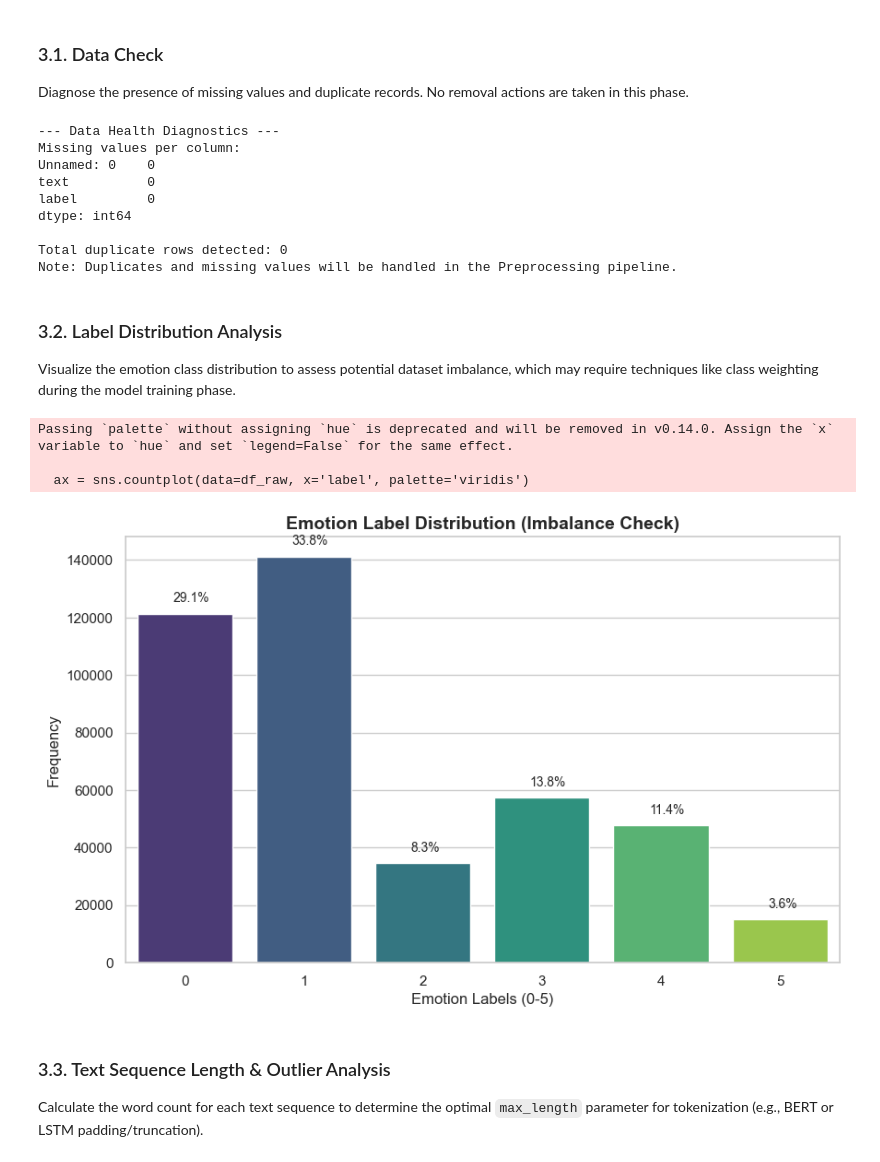
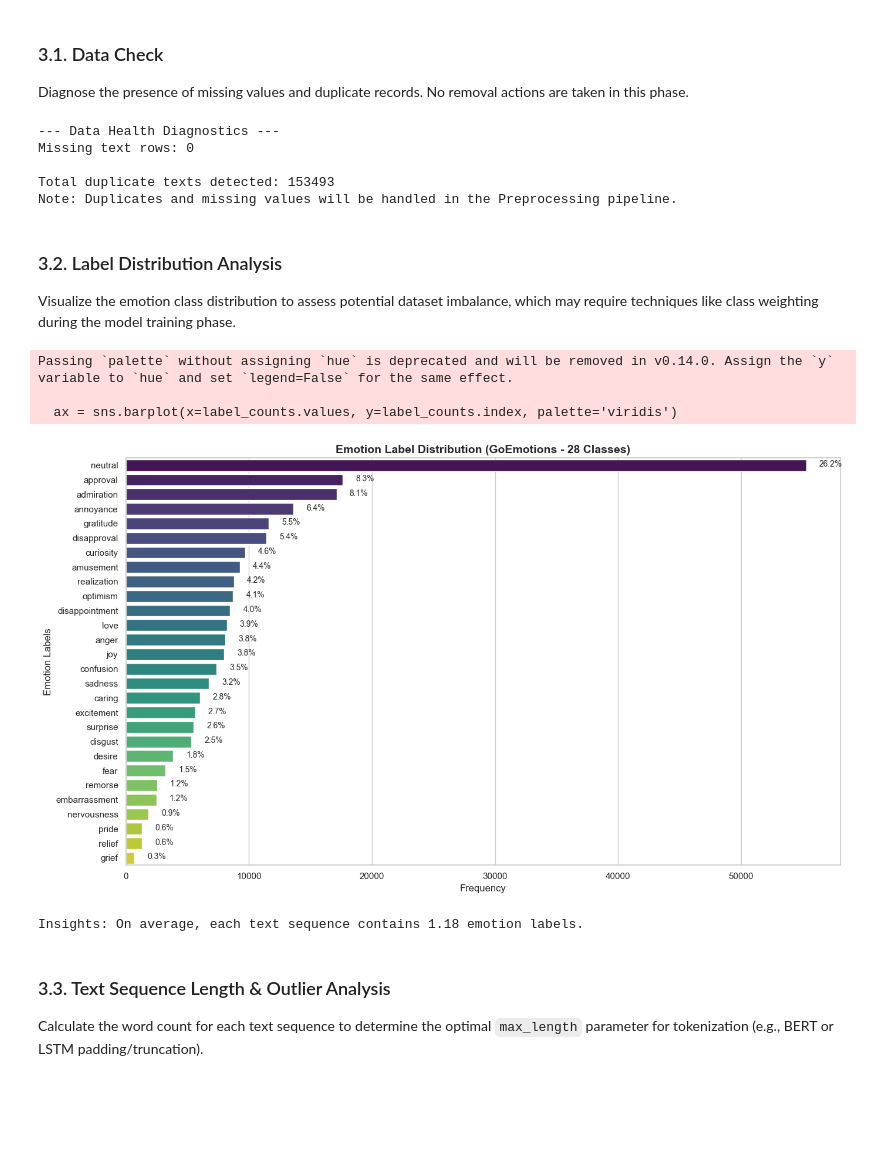
Before and after one commit to anhthi-1811/nlp-emotion-classification, a Jupyter notebook: src/01_Data_Pipeline_and_EDA.ipynb, the cells around one changed output. Cells and saved outputs as stored; diff of their text form; code cells hidden in the pictures; blank space fills up the shorter version.

Commit message:
feat(data): complete multi-label text preprocessing and pos_weights calculation

```diff
--- a/src/01_Data_Pipeline_and_EDA.ipynb
+++ b/src/01_Data_Pipeline_and_EDA.ipynb
@@ -41,50 +67,56 @@ from wordcloud import WordCloud
 sns.set_theme(style="whitegrid")
 
 print("--- Data Health Diagnostics ---")
-# Count missing values in each column
-missing_values = df_raw.isnull().sum()
-print(f"Missing values per column:\n{missing_values}\n")
+# Count missing values specifically in the 'text' column
+missing_values = df_full['text'].isnull().sum()
+print(f"Missing text rows: {missing_values}\n")
 
-# Count exact duplicate rows across the entire dataframe
-duplicate_count = df_raw.duplicated().sum()
-print(f"Total duplicate rows detected: {duplicate_count}")
+# Count exact duplicate texts across the dataframe
+# In NLP, checking duplicate texts is more crucial than whole rows
+duplicate_count = df_full['text'].duplicated().sum()
+print(f"Total duplicate texts detected: {duplicate_count}")
 print("Note: Duplicates and missing values will be handled in the Preprocessing pipeline.")
 # %% [output]
 --- Data Health Diagnostics ---
-Missing values per column:
-Unnamed: 0    0
-text          0
-label         0
-dtype: int64
+Missing text rows: 0
 
-Total duplicate rows detected: 0
+Total duplicate texts detected: 153493
 Note: Duplicates and missing values will be handled in the Preprocessing pipeline.
 # %% [markdown]
 ### 3.2. Label Distribution Analysis
 Visualize the emotion class distribution to assess potential dataset imbalance, which may require techniques like class weighting during the model training phase.
 # %%
-plt.figure(figsize=(10, 6))
+plt.figure(figsize=(14, 8))
 
-# Plot the frequency of each emotion label
-ax = sns.countplot(data=df_raw, x='label', palette='viridis')
-plt.title('Emotion Label Distribution (Imbalance Check)', fontsize=14, fontweight='bold')
-plt.xlabel('Emotion Labels (0-5)', fontsize=12)
-plt.ylabel('Frequency', fontsize=12)
+# Sum the occurrences of each of the 28 emotion columns
+label_counts = df_full[EMOTION_COLUMNS].sum().sort_values(ascending=False)
 
-# Add percentage annotations on top of each bar
-total = len(df_raw)
+# Plot using a horizontal bar chart to accommodate 28 labels cleanly
+ax = sns.barplot(x=label_counts.values, y=label_counts.index, palette='viridis')
+plt.title('Emotion Label Distribution (GoEmotions - 28 Classes)', fontsize=14, fontweight='bold')
+plt.xlabel('Frequency', fontsize=12)
+plt.ylabel('Emotion Labels', fontsize=12)
+
+# Add percentage annotations to the right of each bar
+total_sentences = len(df_full)
 for p in ax.patches:
-    percentage = f'{100 * p.get_height() / total:.1f}%'
-    x = p.get_x() + p.get_width() / 2 - 0.1
-    y = p.get_y() + p.get_height() + (total * 0.01)
+    percentage = f'{100 * p.get_width() / total_sentences:.1f}%'
+    x = p.get_width() + (total_sentences * 0.005) # Slight offset to the right
+    y = p.get_y() + p.get_height() / 2 + 0.1      # Center vertically
     ax.annotate(percentage, (x, y), size=10)
 
+plt.tight_layout()
 plt.show()
+
+# MULTI-LABEL INSIGHT: Calculate the average number of labels per sequence
+labels_per_text = df_full[EMOTION_COLUMNS].sum(axis=1)
+print(f"Insights: On average, each text sequence contains {labels_per_text.mean():.2f} emotion labels.")
 # %% [output]
-Passing `palette` without assigning `hue` is deprecated and will be removed in v0.14.0. Assign the `x` variable to `hue` and set `legend=False` for the same effect.
+Passing `palette` without assigning `hue` is deprecated and will be removed in v0.14.0. Assign the `y` variable to `hue` and set `legend=False` for the same effect.
 
-  ax = sns.countplot(data=df_raw, x='label', palette='viridis')
+  ax = sns.barplot(x=label_counts.values, y=label_counts.index, palette='viridis')
-[figure, old version]
+[figure, new version]
+Insights: On average, each text sequence contains 1.18 emotion labels.
 # %% [markdown]
 ### 3.3. Text Sequence Length & Outlier Analysis
 Calculate the word count for each text sequence to determine the optimal `max_length` parameter for tokenization (e.g., BERT or LSTM padding/truncation).
```
Also changed, not shown: parts of 5 cells of this notebook, 7 other files.
